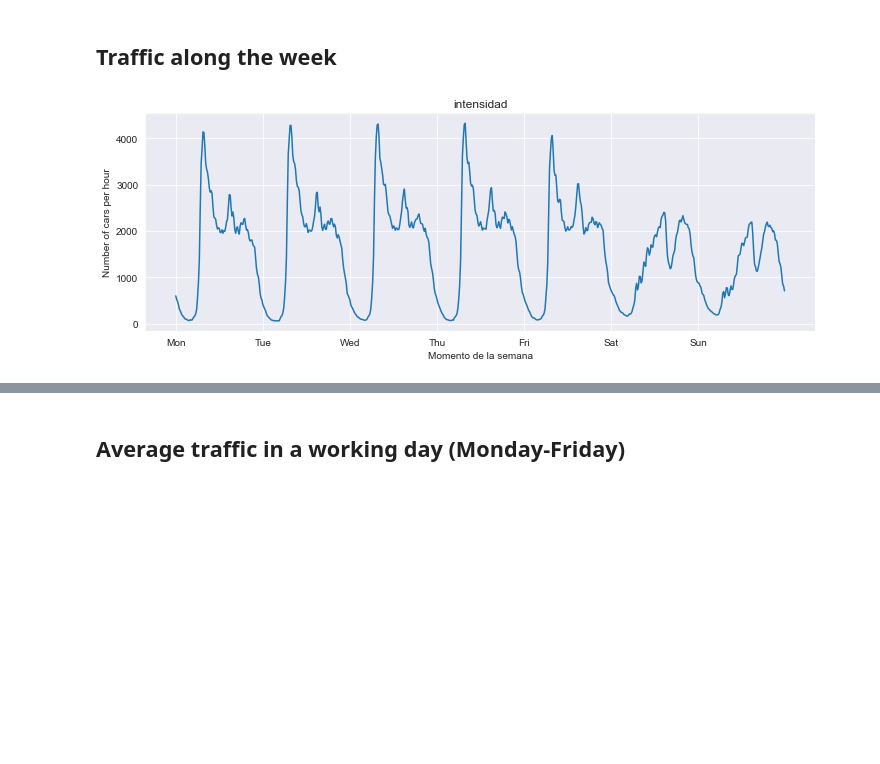
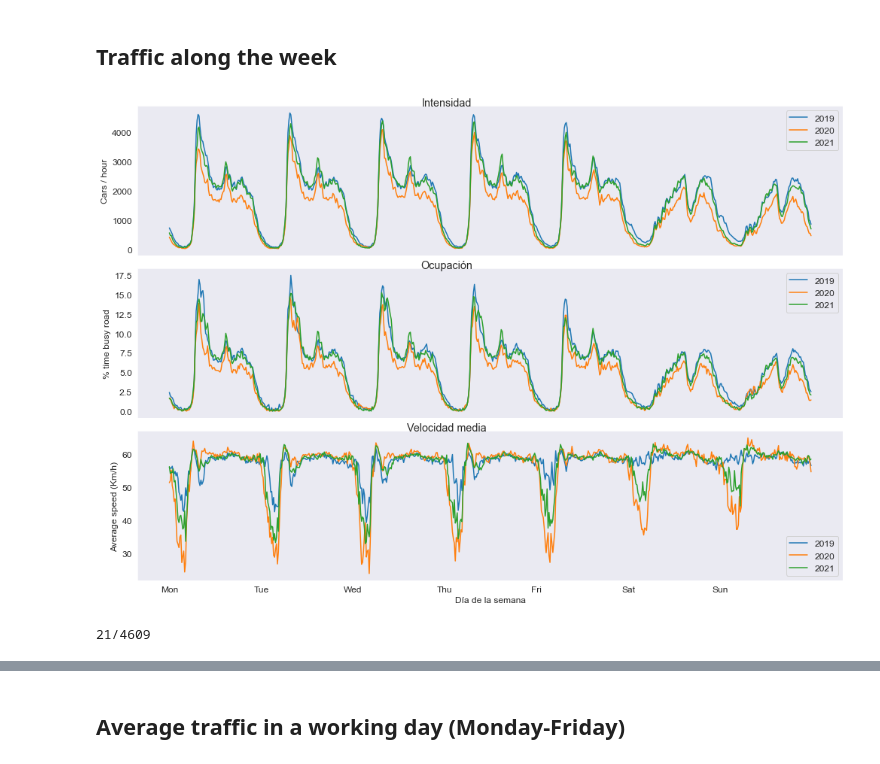
Before and after one commit to elena-sg/madrid-traffic, a Jupyter notebook: notebooks/03-explore-data.ipynb, the cells around one changed output, grey strips where cells are left out. Cells and saved outputs as stored; diff of their text form; code cells hidden in the pictures; blank space fills up the shorter version.

```diff
--- a/notebooks/03-explore-data.ipynb
+++ b/notebooks/03-explore-data.ipynb
@@ -26,19 +21,10 @@ df
 # %% [markdown]
 ## Traffic along the week
-# %%
-fig, ax = plt.subplots(figsize=(12, 4))
-titles = {
-    "intensidad": "Number of cars per hour",
-    "ocupacion": "Percentage of the time the road is busy",
-    "vmed": "Average speed (Km/h)"
-}
-df.groupby(["week_day", "hour"]).mean()[target].plot(ax=ax)
-_ = ax.set(
-    title=target,
-    xticks=[i * 4* 24 for i in range(7)],
-    xticklabels=["Mon", "Tue", "Wed", "Thu", "Fri", "Sat", "Sun"],
-    xlabel="Momento de la semana",
-    ylabel=titles[target],
-)
-# %% [output]
-[figure, removed]
+# %%
+describe_all_magnitudes(id_t)
+# %% [output]
+[figure, added]
+# %%
+ids_no_data = get_plot_n_observations()
+# %% [output]
+21/4609
```
Also changed, not shown: parts of 2 cells of this notebook, 7 other files.
